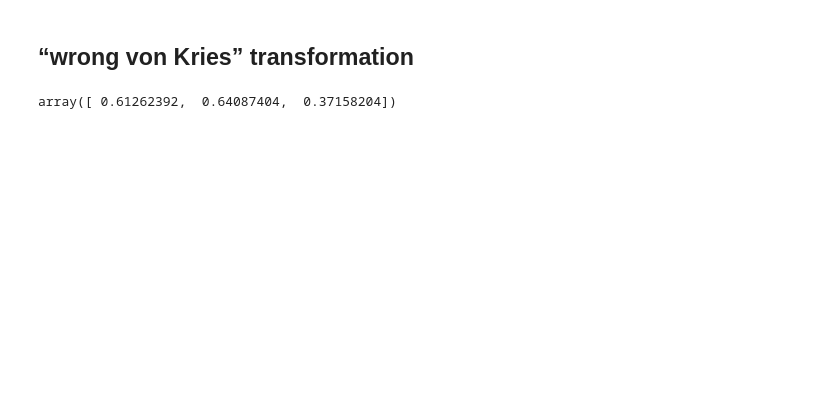
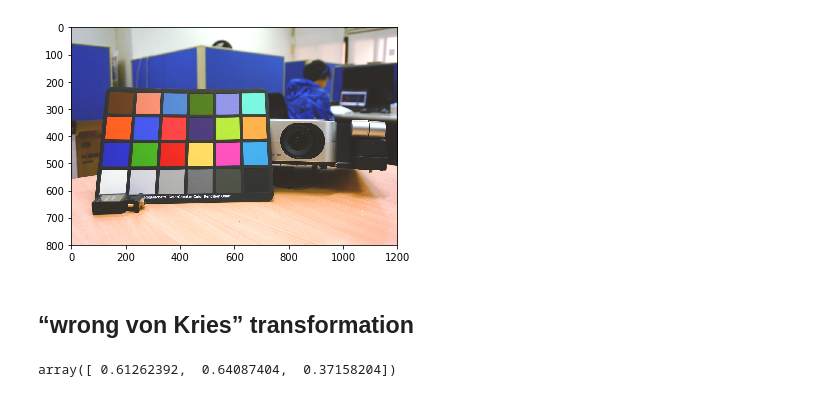
Before and after one commit to NCTUyoung/DIP_HW2, a Jupyter notebook: White balance.ipynb, the cells around one changed output. Drawn from its saved outputs; the diff is of its cells as text; code cells hidden in the pictures; blank space fills up the shorter version.

```diff
--- a/White balance.ipynb
+++ b/White balance.ipynb
@@ -22,17 +24,3 @@ def gamma_fun(a):
         return (1+0.055)*np.power(a,1/2.4)-0.055
 inv_gamma = np.vectorize(inv_gamma_fun)
 im_ungamma = inv_gamma(im_norm)
-# %%
-P = np.array([[0.4124,0.3576,0.1805],
-              [0.2126,0.7152,0.0722],
-              [0.0193,0.1192,0.9505]])
-P_inv = np.linalg.inv(P)
-def T_transform(linear_rgb_image,T):
-    im_xyz = np.zeros(linear_rgb_image.shape)
-    print(im_xyz.shape)
-    for i in range(linear_rgb_image.shape[0]):
-        for j in range(linear_rgb_image.shape[1]):
-            rgb = np.transpose(np.matrix(linear_rgb_image[i][j]))
-            im_xyz[i][j] = np.transpose(np.dot(T,rgb))
-    return im_xyz
-im_xyz = T_transform(im_ungamma,P)
@@ -40,0 +40,35 @@ im_xyz = T_transform(im_ungamma,P)
+# %%
+def T_transform(image,T):
+    im_transform = np.zeros(image.shape)
+    trans_im = np.transpose(image,(2,1,0))
+    trans_im = np.reshape(trans_im,(3,im.shape[0]*im.shape[1]))
+    im_transform = np.transpose(np.reshape(np.dot(T,trans_im),(3,im.shape[1],im.shape[0])),(2,1,0))
+
+    return im_transform
+white_point = im[545][157]
+black_point = im[555][682]
+gray_boint = im[555][460]
+white_point_ref = [243,243,242]
+black_point_ref = [54,54,54]
+gray_boint_ref = [122,122,121]
+poly_x = np.zeros((3,3))
+poly_y = np.zeros((3,3))
+poly_c = np.zeros((3,3))
+poly_degree = 2
+im_balance = np.zeros(im.shape)
+for i in range(3):
+    poly_x[i] = np.array([white_point[i],black_point[i],gray_boint[i]])
+    poly_y[i] = np.array([white_point_ref[i],black_point_ref[i],gray_boint_ref[i]])
+    poly_c[i] = np.polyfit(poly_x[i],poly_y[i],poly_degree)
+    im_balance[:,:,i] = np.polyval(poly_c[i],im[:,:,i])
+
+# Scaling_Matrix = np.zeros((3,3))
+# Scaling_Matrix[range(Scaling_Matrix.shape[0]),range(Scaling_Matrix.shape[1])] = 255.0/(im[545][157]-im[555][682])
+# im_scaleRGB = T_transform(im,Scaling_Matrix)
+im_balance[im_balance>255] = 255
+im_balance[im_balance<0] = 0
+
+plt.imshow(np.around(im_balance).astype(np.uint8))
+plt.show()
+# %% [output]
+[figure, added]
```
Also changed, not shown: parts of 13 cells of this notebook.
